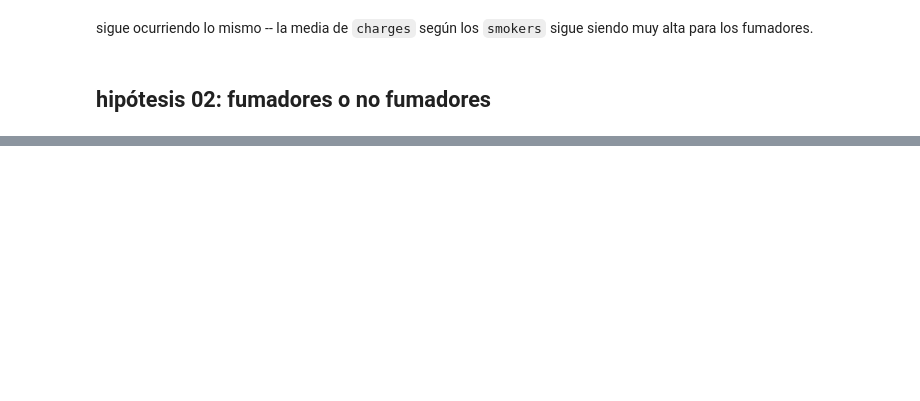
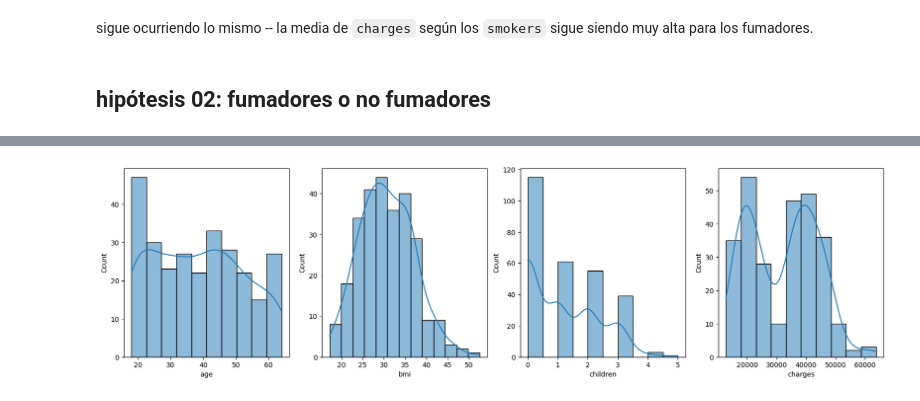
Before and after one commit to annassanchez/lab-ml, a Jupyter notebook: ml.ipynb, the cells around one changed output, grey strips where cells are left out. Drawn from its saved outputs; the diff is of its cells as text; code cells hidden in the pictures; blank space fills up the shorter version.

```diff
--- a/ml.ipynb
+++ b/ml.ipynb
@@ -308,0 +457,11 @@ plt.show();
+# %%
+fig, ax = plt.subplots(1,4, figsize = (20,5))
+
+ax = ax.flat
+for i, columna in enumerate(df_smoker_numericas.columns):
+    sns.histplot(data = df_smoker_numericas, x = columna, kde = True, ax = ax[i])
+
+#fig.delaxes(ax[-1])
+plt.show()
+# %% [output]
+[figure, added]
```
Also changed, not shown: parts of 65 cells of this notebook.
